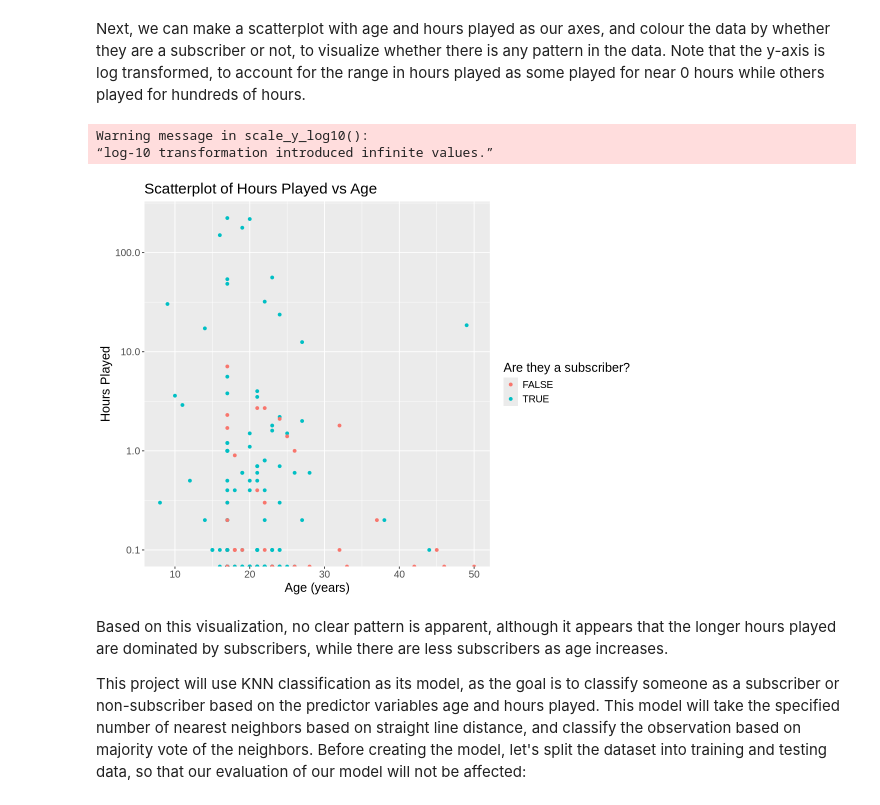
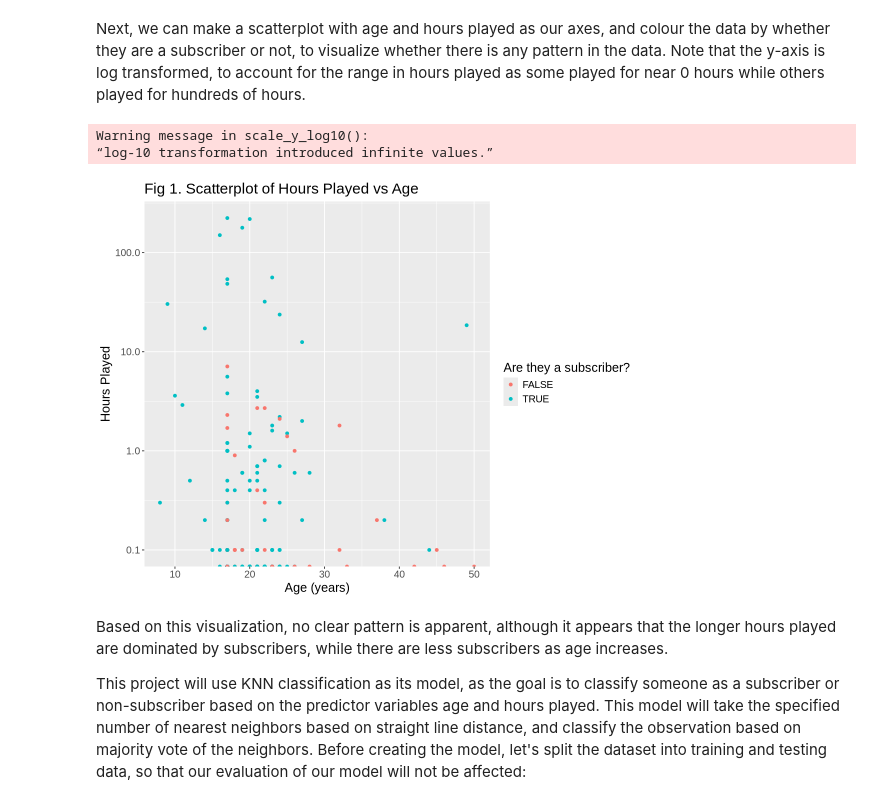
Before and after one commit to katec21/dsci-100-final-project, a Jupyter notebook: final_project.ipynb, the cells around one changed output. Cells and saved outputs as stored; diff of their text form; code cells hidden in the pictures.

```diff
--- a/final_project.ipynb
+++ b/final_project.ipynb
@@ -95,18 +81,18 @@ Next, we can make a scatterplot with age and hours played as our axes, and colou
 # %%
 options(repr.plot.width = 9)
 
 plot <- players_filtered |>
     ggplot(aes(x = Age, y = played_hours, color = subscribe)) +
     geom_point() +
-    labs(x = "Age (years)", y = "Hours Played", color = "Are they a subscriber?", title = "Scatterplot of Hours Played vs Age") +
+    labs(x = "Age (years)", y = "Hours Played", color = "Are they a subscriber?", title = "Fig 1. Scatterplot of Hours Played vs Age") +
     scale_y_log10() +
     theme(text = element_text(size = 15))
 
 plot
 # %% [output]
 Warning message in scale_y_log10():
 “log-10 transformation introduced infinite values.”
-[figure, old version]
+[figure, new version]
 # %% [markdown]
 Based on this visualization, no clear pattern is apparent, although it appears that the longer hours played are dominated by subscribers, while there are less subscribers as age increases.
 
```
Also changed, not shown: parts of 13 cells of this notebook.
